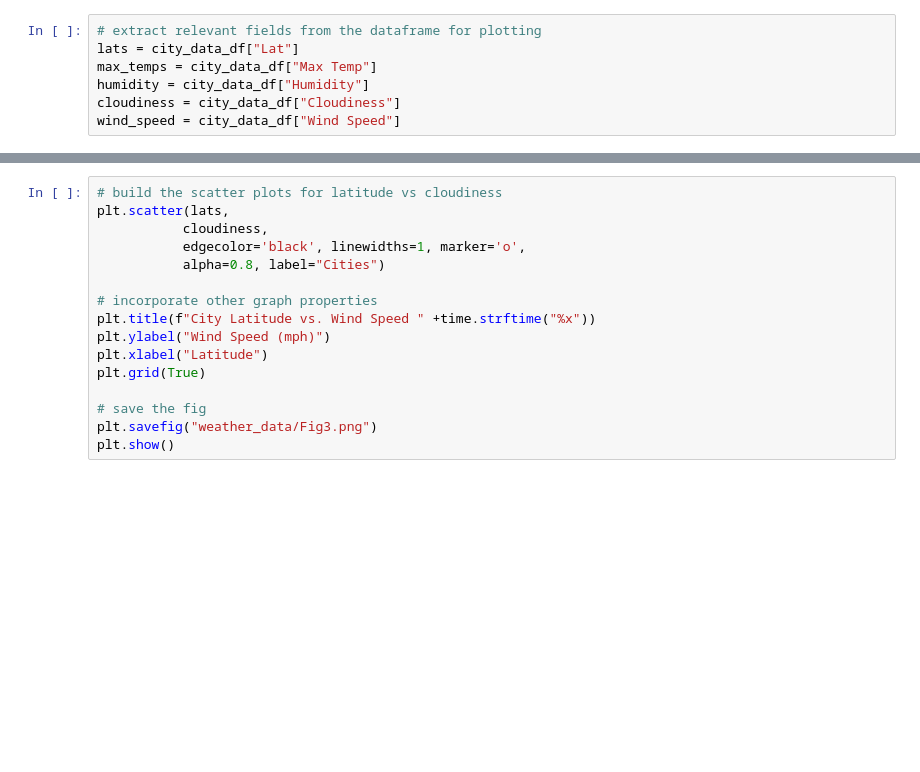
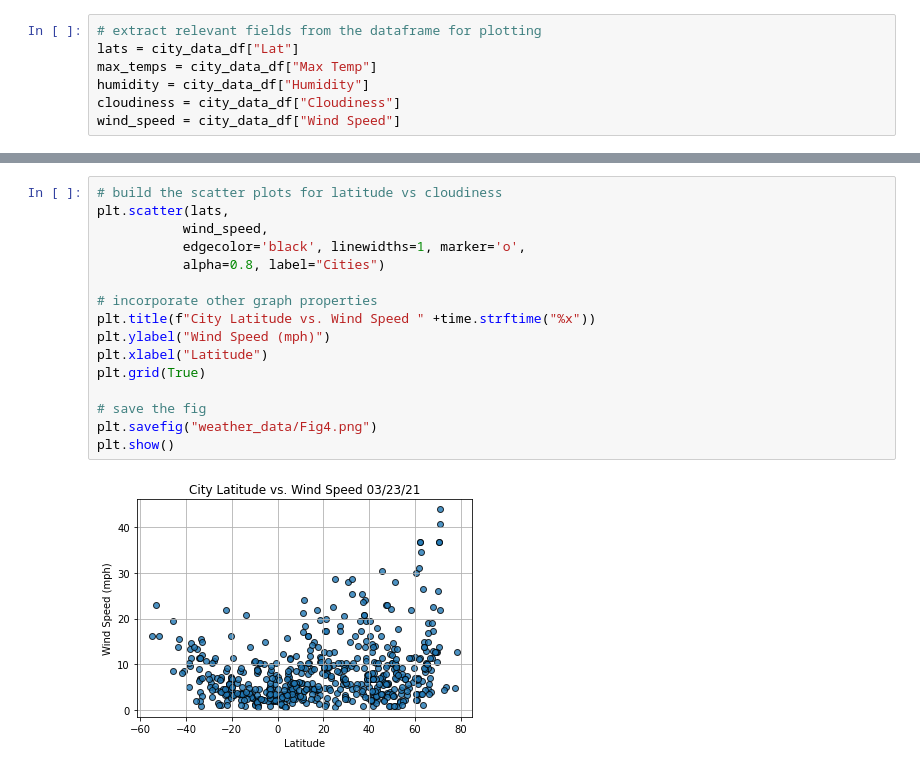
Before and after one commit to Iferaca615/world_weather_analysis, a Jupyter notebook: weatherPy.ipynb, the cells around one changed output, grey strips where cells are left out. Saved outputs shown, nothing was run; the diff lists cells and outputs as text; blank space fills up the shorter version.

Commit message:
weatherpy

```diff
--- a/weatherPy.ipynb
+++ b/weatherPy.ipynb
@@ -248,16 +248,18 @@ plt.show()
 # %%
 # build the scatter plots for latitude vs cloudiness
 plt.scatter(lats,
-           cloudiness,
+           wind_speed,
            edgecolor='black', linewidths=1, marker='o',
            alpha=0.8, label="Cities")
 
 # incorporate other graph properties
 plt.title(f"City Latitude vs. Wind Speed " +time.strftime("%x"))
 plt.ylabel("Wind Speed (mph)")
 plt.xlabel("Latitude")
 plt.grid(True)
 
 # save the fig
-plt.savefig("weather_data/Fig3.png")
+plt.savefig("weather_data/Fig4.png")
 plt.show()
+# %% [output]
+[figure, added]
```
Also changed, not shown: parts of 24 cells of this notebook, 7 other files.
